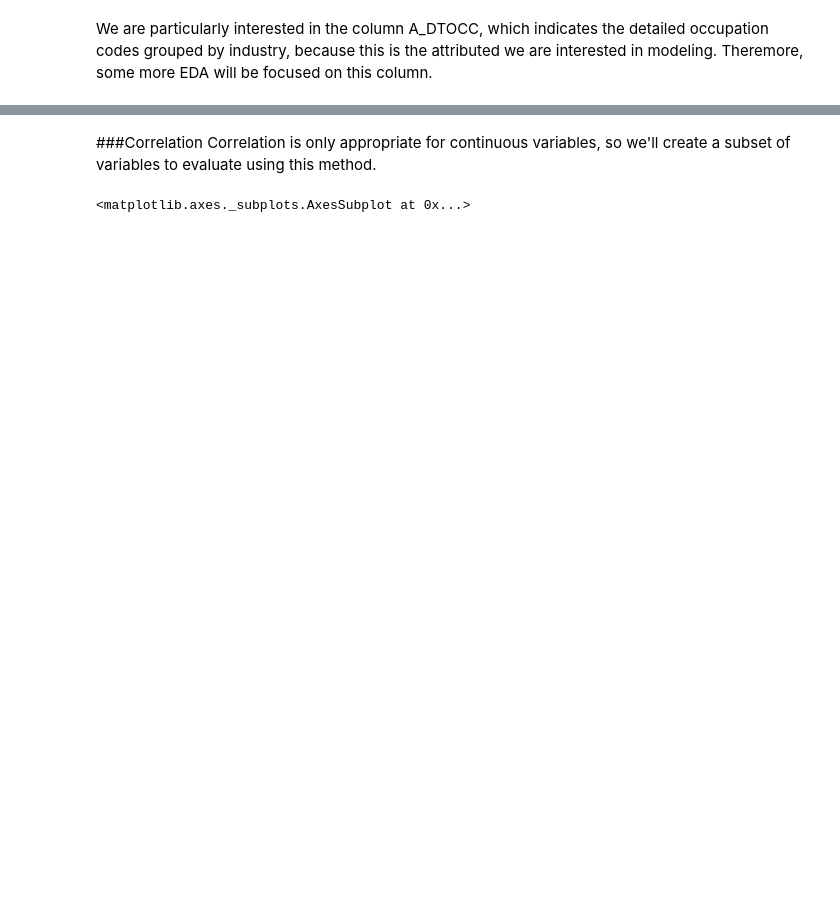
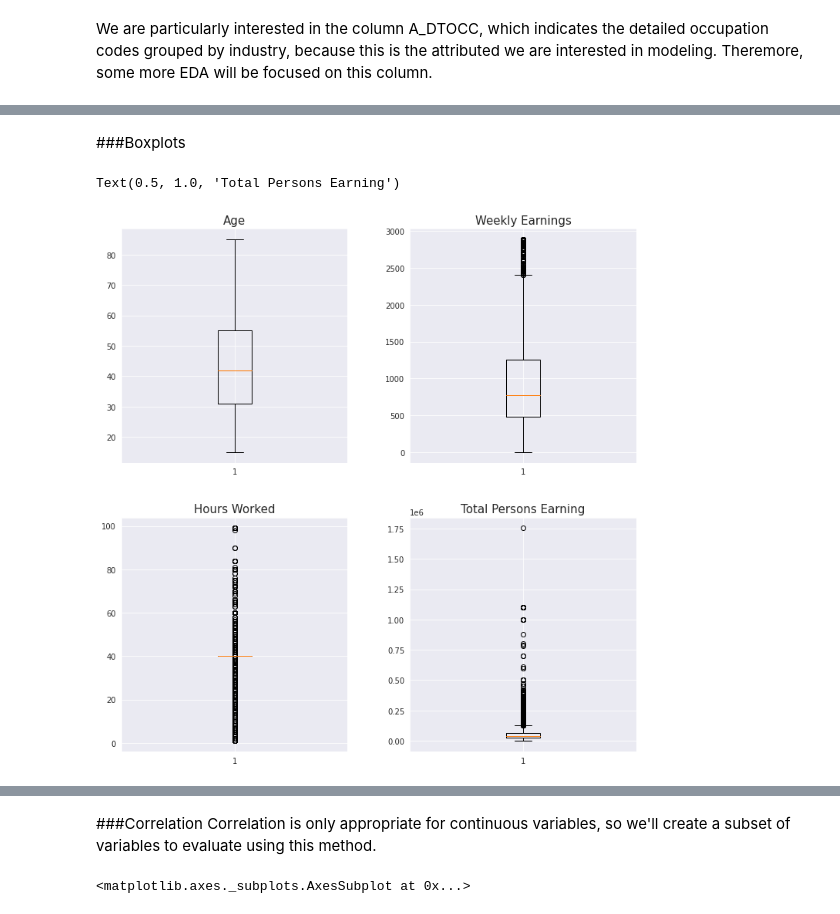
Before and after one commit to cfcastillo/DS-6-Notebooks, a Jupyter notebook: 2_Education_Capstone_EDA_and_Processing.ipynb, the cells around one changed output, grey strips where cells are left out. Cells and saved outputs as stored; diff of their text form; code cells hidden in the pictures; blank space fills up the shorter version.

```diff
--- a/2_Education_Capstone_EDA_and_Processing.ipynb
+++ b/2_Education_Capstone_EDA_and_Processing.ipynb
@@ -273,0 +314,17 @@ sns.pairplot(pp_df)
+# %% [markdown]
+###Boxplots
+# %%
+# plot
+fig, axs = plt.subplots(2,2, figsize = (10,10))
+fig.tight_layout(h_pad=5, w_pad=5)
+axs[0,0].boxplot(hist_df['A_AGE'])
+axs[0,0].set_title('Age', loc='center', size=15)
+axs[0,1].boxplot(hist_df['A_GRSWK'])
+axs[0,1].set_title('Weekly Earnings', loc='center', size=15)
+axs[1,0].boxplot(hist_df['HRSWK'])
+axs[1,0].set_title('Hours Worked', loc='center', size=15)
+axs[1,1].boxplot(hist_df['PEARNVAL'])
+axs[1,1].set_title('Total Persons Earning', loc='center', size=15)
+# %% [output]
+Text(0.5, 1.0, 'Total Persons Earning')
+[figure, added]
```
Also changed, not shown: parts of 107 cells of this notebook.
